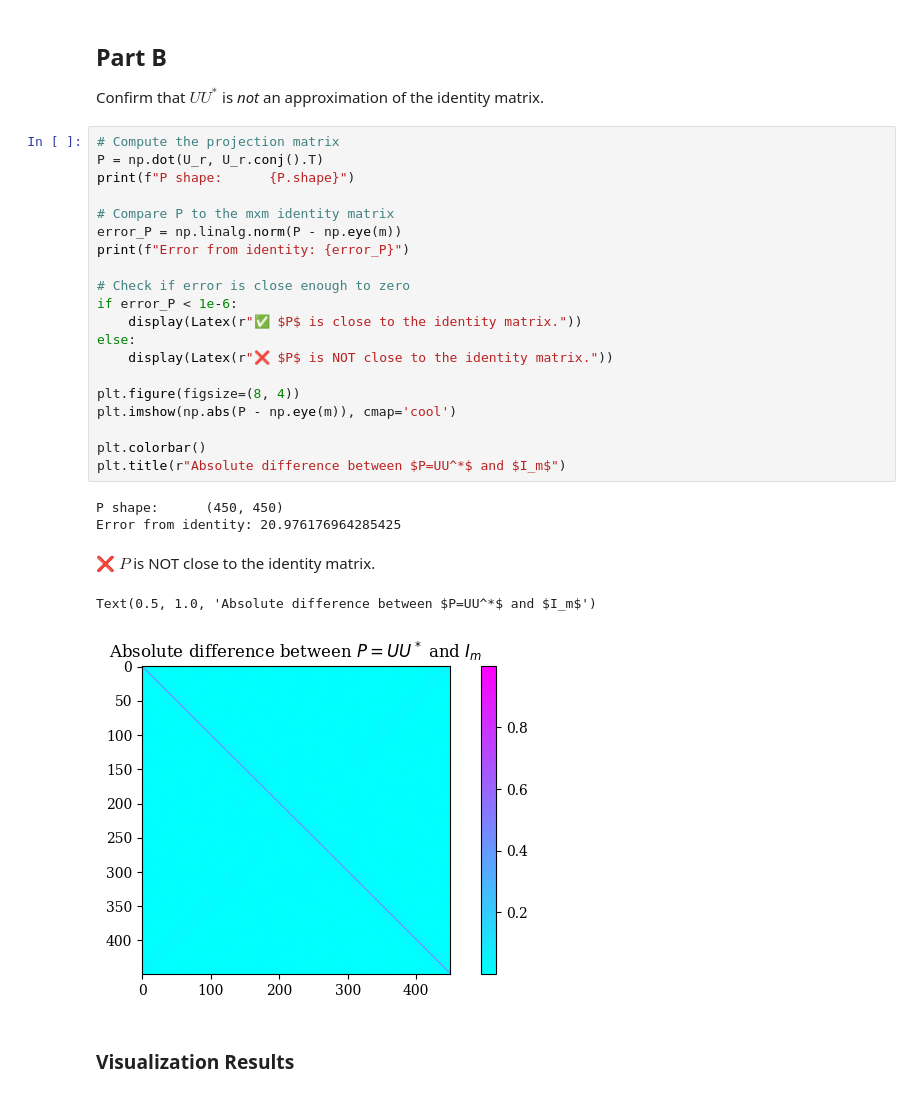
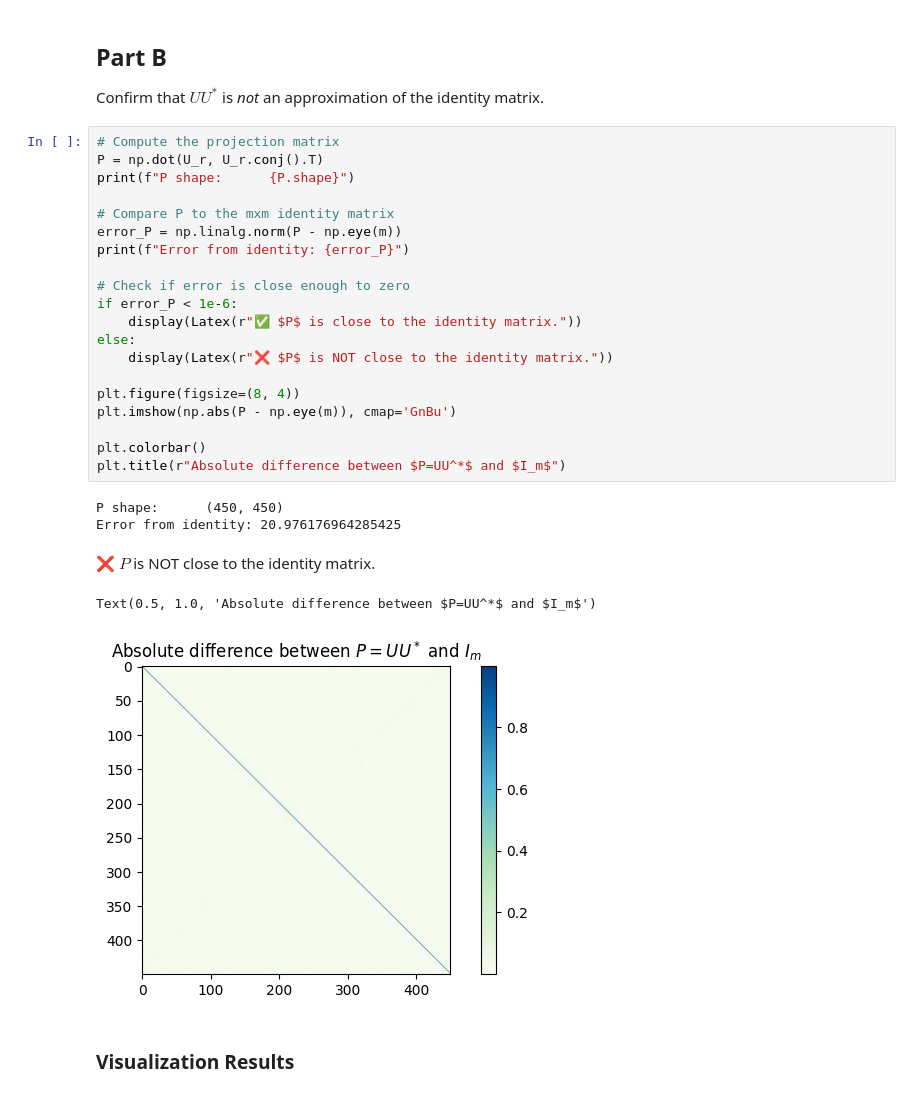
Before and after one commit to lshriver/ddse-2e-workspace, a Jupyter notebook: notebooks/practice-problems/chapter_1/exercise_1.1.ipynb, the cells around one changed output. Drawn from its saved outputs; the diff is of its cells as text.

```diff
--- a/notebooks/practice-problems/chapter_1/exercise_1.1.ipynb
+++ b/notebooks/practice-problems/chapter_1/exercise_1.1.ipynb
@@ -93,29 +93,29 @@ Confirm that $UU^*$ is *not* an approximation of the identity matrix.
 # %%
 # Compute the projection matrix
 P = np.dot(U_r, U_r.conj().T)
 print(f"P shape:      {P.shape}")
 
 # Compare P to the mxm identity matrix
 error_P = np.linalg.norm(P - np.eye(m))
 print(f"Error from identity: {error_P}")
 
 # Check if error is close enough to zero
 if error_P < 1e-6:
     display(Latex(r"✅ $P$ is close to the identity matrix."))
 else:
     display(Latex(r"❌ $P$ is NOT close to the identity matrix."))
 
 plt.figure(figsize=(8, 4))
-plt.imshow(np.abs(P - np.eye(m)), cmap='cool')
+plt.imshow(np.abs(P - np.eye(m)), cmap='GnBu')
 
 plt.colorbar()
 plt.title(r"Absolute difference between $P=UU^*$ and $I_m$")
 # %% [output]
 P shape:      (450, 450)
 Error from identity: 20.976176964285425
 ❌ $P$ is NOT close to the identity matrix.
 Text(0.5, 1.0, 'Absolute difference between $P=UU^*$ and $I_m$')
-[figure, old version]
+[figure, new version]
 # %% [markdown]
 ### Visualization Results
 # %% [markdown]
```
Also changed, not shown: parts of 1 cell of this notebook.
